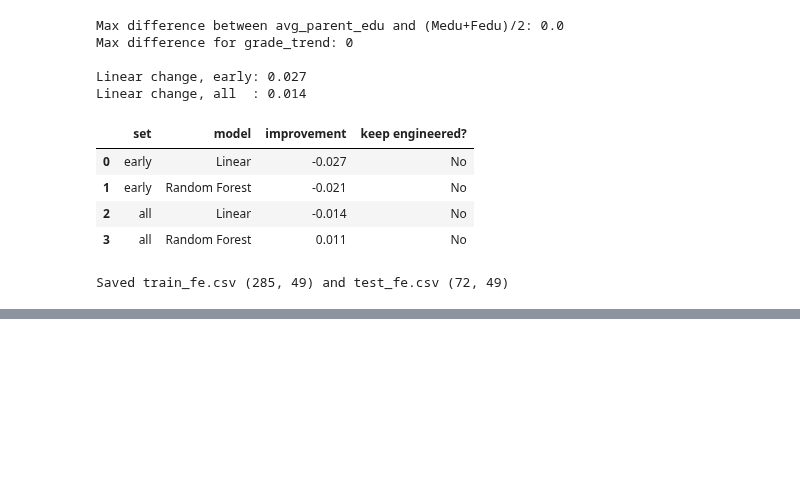
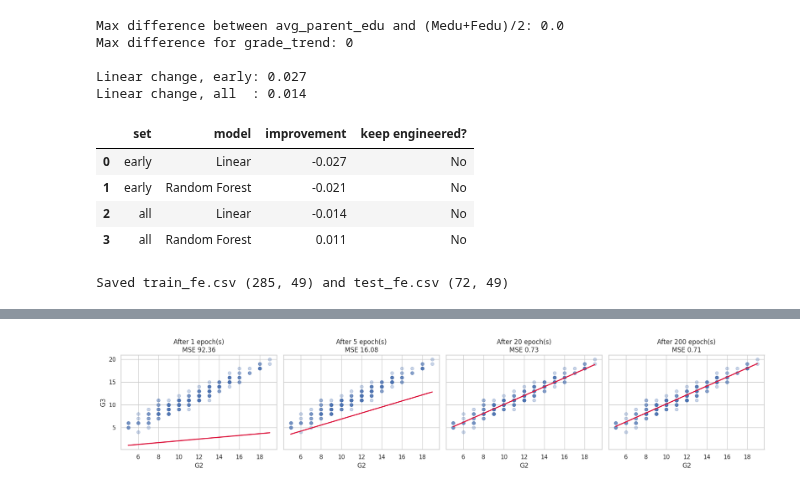
Before and after one commit to buntyedutainer/student-performance-ai, a Jupyter notebook: project.ipynb, the cells around one changed output, grey strips where cells are left out. Drawn from its saved outputs; the diff is of its cells as text; code cells hidden in the pictures; blank space fills up the shorter version.

```diff
--- a/project.ipynb
+++ b/project.ipynb
@@ -1555,0 +1653,15 @@ Saved train_fe.csv (285, 49) and test_fe.csv (72, 49)
+# %%
+# Cell 93: watch the line learn, snapshots at different epochs
+fig, axes = plt.subplots(1, 4, figsize=(18, 3.8), sharey=True)
+for ax, ep in zip(axes, [1, 5, 20, 200]):
+    w_e, b_e, h_e = gradient_descent(xs, yy, lr=0.1, epochs=ep)
+    ax.scatter(x, yy, alpha=0.3)
+    ax.plot(line_x, w_e[0] * (line_x - x_mean) / x_std + b_e, color="crimson", linewidth=2)
+    ax.set_title(f"After {ep} epoch(s)\nMSE {h_e[-1]:.2f}")
+    ax.set_xlabel("G2")
+axes[0].set_ylabel("G3")
+plt.tight_layout()
+plt.savefig("scratch_learning_snapshots.png", dpi=150, bbox_inches="tight")
+plt.show()
+# %% [output]
+[figure, added]
```
Also changed, not shown: parts of 10 cells of this notebook.
